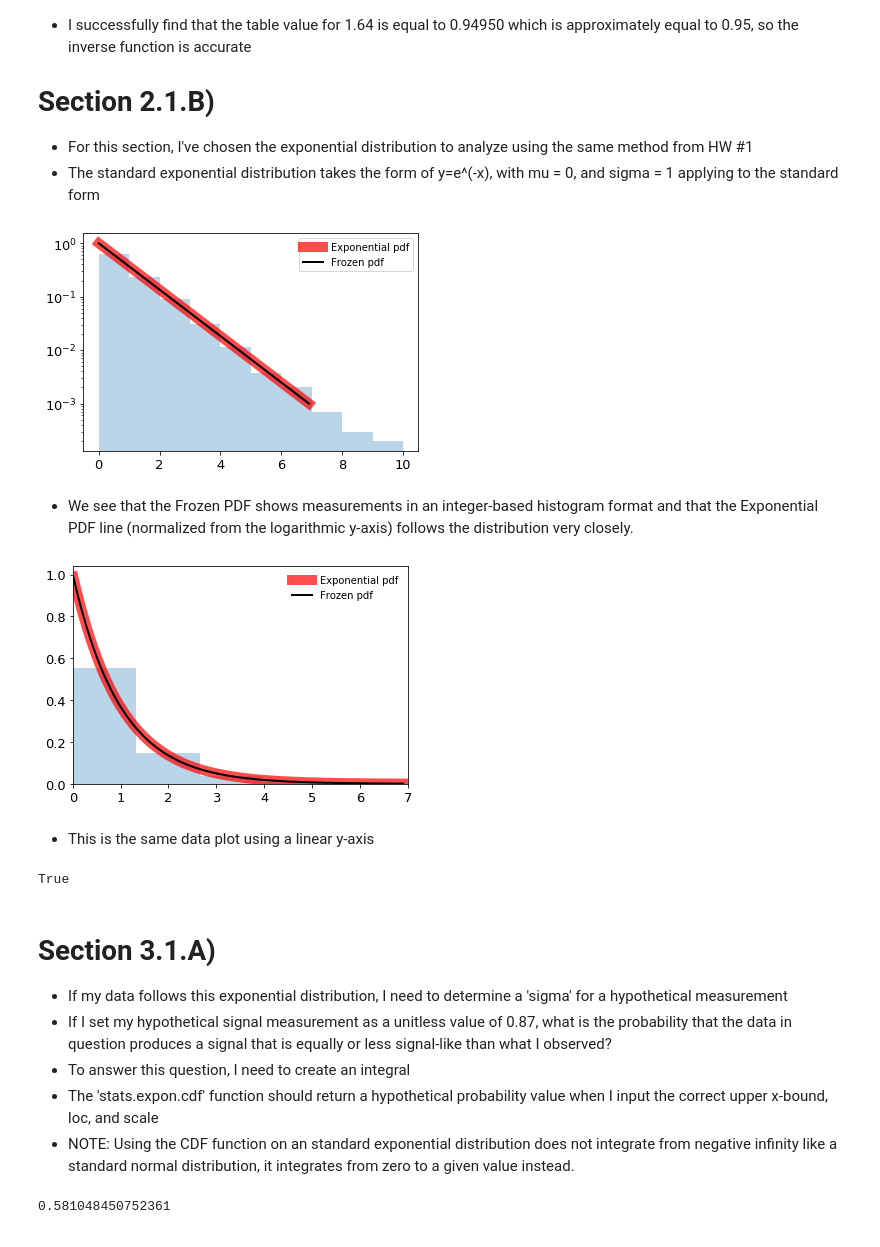
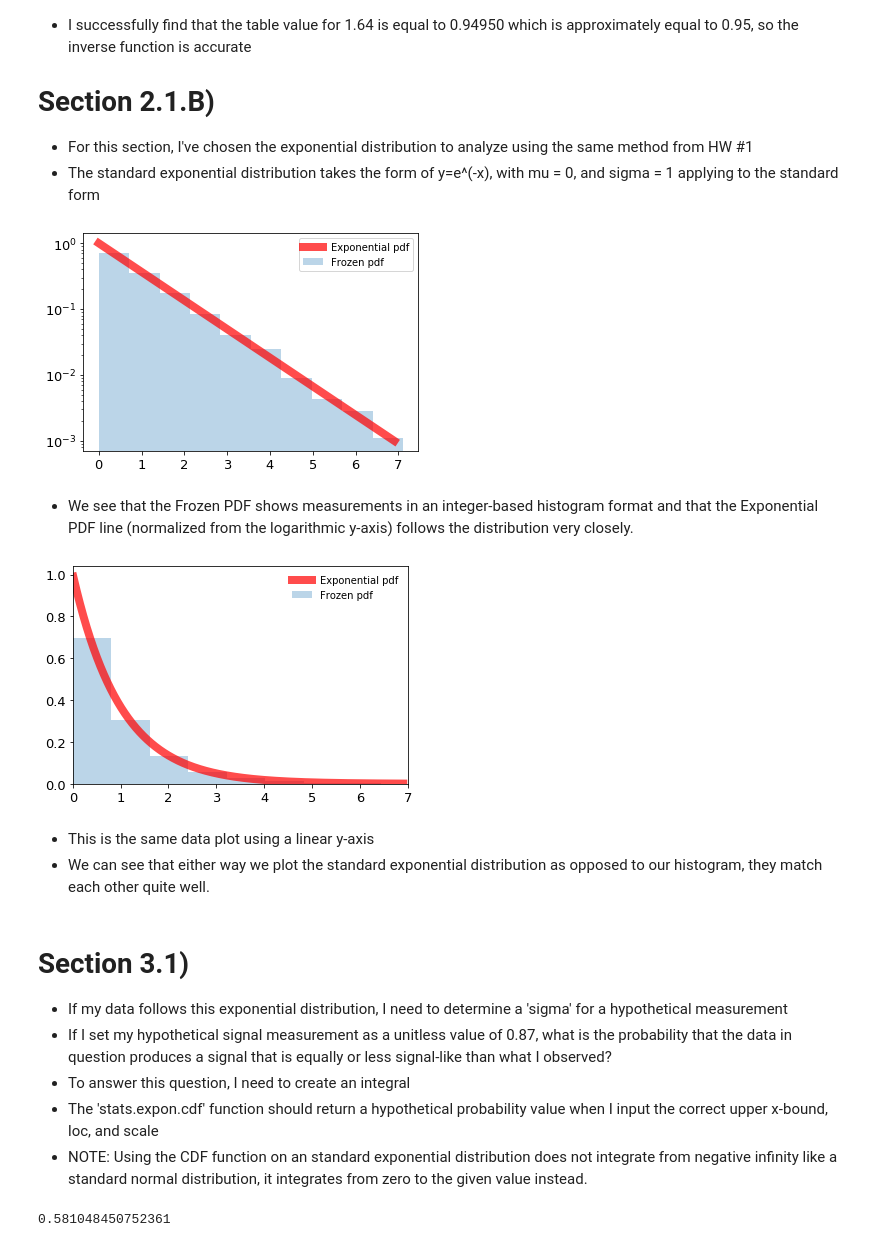
Before and after one commit to jbc1216/434-Portfolio, a Jupyter notebook: Finch-Carr-Lab01.ipynb, the cells around one changed output. Saved outputs shown, nothing was run; the diff lists cells and outputs as text; code cells hidden in the pictures.

```diff
--- a/Finch-Carr-Lab01.ipynb
+++ b/Finch-Carr-Lab01.ipynb
@@ -40,25 +40,27 @@ stats.norm.ppf(0.95, loc = 0, scale = 1)
 - For this section, I've chosen the exponential distribution to analyze using the same method from HW #1
 - The standard exponential distribution takes the form of y=e^(-x), with mu = 0, and sigma = 1 applying to the standard form
 # %%
+# Let's set up a plot to compare a standard exponential distribution to a histogram of discrete outcomes using the same parameters
 fig, ax = plt.subplots(1, 1)
 plt.yscale('log')
 
 plt.tick_params(labelsize = 13)
 
+# Let's create an x-axis that we can plot our results on
 x = np.linspace(stats.expon.ppf(0.001),
-               stats.expon.ppf(0.999), 100000)
+               stats.expon.ppf(.999), 100000)
 
+# Now let's plot the results of the exponential distribution against its input x-values
 ax.plot(x, stats.expon.pdf(x),
-       'r-', lw=10, alpha=.7, label='Exponential pdf')
-rv = stats.expon()
-ax.plot(x, rv.pdf(x), 'k-', lw=2, label='Frozen pdf')
+       'r-', lw=8, alpha=.7, label='Exponential pdf')
 
-r = stats.expon.rvs(size=10000)
-ax.hist(r, density=True, histtype='stepfilled', alpha=0.3)
+# Let's create a function that exponentially distributes every value in x individually (discretely)
+r = stats.expon.rvs(scale=1, loc=0, size=10000)
+ax.hist(r, density=True, histtype='stepfilled', alpha=0.3, label="Frozen pdf")
 ax.legend(loc=1, frameon=True)
 plt.show()
 # %% [output]
-[figure, old version]
+[figure, new version]
 # %% [markdown]
 - We see that the Frozen PDF shows measurements in an integer-based histogram format and that the Exponential PDF line (normalized from the logarithmic y-axis) follows the distribution very closely.
 # %%
@@ -66,37 +68,26 @@ fig, ax = plt.subplots(1, 1)
 
 plt.tick_params(labelsize = 13)
 
-x = np.linspace(stats.expon.ppf(0.01),
-               stats.expon.ppf(0.999), 100000)
 
 ax.plot(x, stats.expon.pdf(x),
-       'r-', lw=10, alpha=.7, label='Exponential pdf')
-rv = stats.expon()
-ax.plot(x, rv.pdf(x), 'k-', lw=2, label='Frozen pdf')
+       'r-', lw=8, alpha=.7, label='Exponential pdf')
 
-r = stats.expon.rvs(size=100000)
-ax.hist(r, density=True, histtype='stepfilled', alpha=0.3)
+ax.hist(r, density=True, histtype='stepfilled', alpha=0.3, label='Frozen pdf')
 ax.legend(loc=1, frameon=False)
 plt.xlim([0,7])
 plt.show()
 # %% [output]
-[figure, old version]
+[figure, new version]
 # %% [markdown]
 - This is the same data plot using a linear y-axis
+- We can see that either way we plot the standard exponential distribution as opposed to our histogram, they match each other quite well.
-# %%
-ppf1 = stats.expon.ppf([0.002, 0.8, 0.999])
-np.allclose([0.002, 0.8, 0.999], stats.expon.cdf(ppf1))
-
-# UNNEEDED????
-# %% [output]
-True
 # %% [markdown]
-# Section 3.1.A)
+# Section 3.1)
 - If my data follows this exponential distribution, I need to determine a 'sigma' for a hypothetical measurement
 - If I set my hypothetical signal measurement as a unitless value of 0.87, what is the probability that the data in question produces a signal that is equally or less signal-like than what I observed?
 - To answer this question, I need to create an integral
 - The 'stats.expon.cdf' function should return a hypothetical probability value when I input the correct upper x-bound, loc, and scale
-- NOTE: Using the CDF function on an standard exponential distribution does not integrate from negative infinity like a standard normal distribution, it integrates from zero to a given value instead.
+- NOTE: Using the CDF function on an standard exponential distribution does not integrate from negative infinity like a standard normal distribution, it integrates from zero to the given value instead.
 # %%
 stats.expon.cdf(0.87, loc=0, scale=1)
 # %% [output]
```
Also changed, not shown: parts of 11 cells of this notebook.
